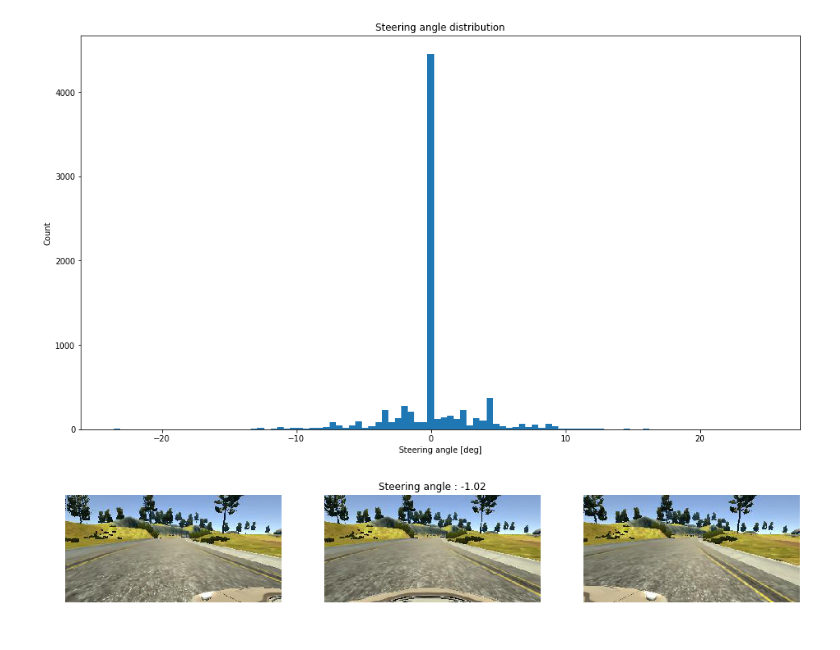
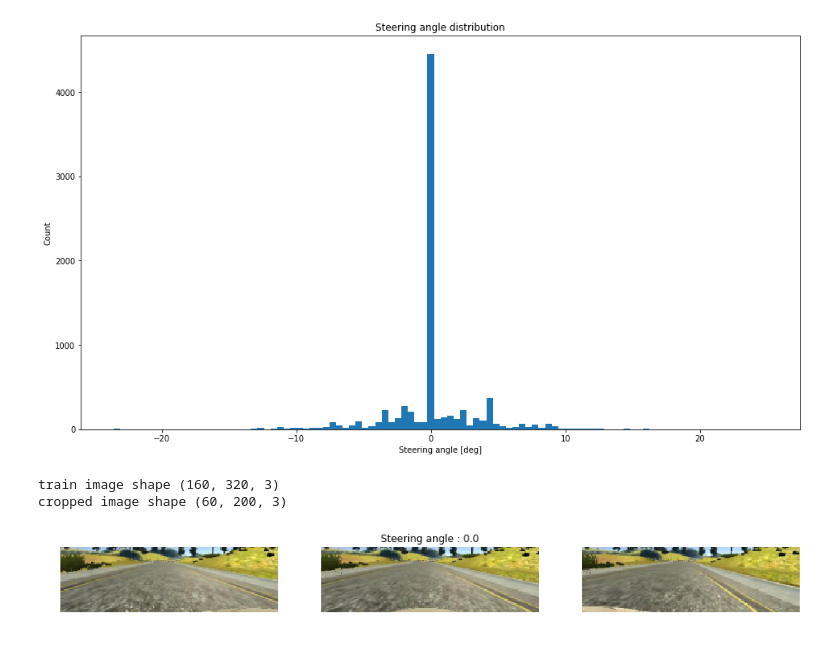
Before and after one commit to ab2005/carnd-behavioral-cloning, a Jupyter notebook: project.ipynb, the cells around one changed output. Cells and saved outputs as stored; diff of their text form; code cells hidden in the pictures.

```diff
--- a/project.ipynb
+++ b/project.ipynb
@@ -981,32 +976,49 @@ plt.ylabel('Count')
 plt.show()
 # %% [output]
 [figure]
-# %%
-def process_newimage_file(name):
-    image = imread(name)
-    image = image/255. - .5
-    return image
+# %%
+def process_newimage_file(name):
+    # Preprocessing image files
+    image = cv2.imread('data/' + name)
+    image = cv2.cvtColor(image,cv2.COLOR_BGR2RGB)
+    return image/255. - .5
+
+def resize_image(image, new_size_col = 200, new_size_row = 60):
+    shape = image.shape
+    # note: numpy arrays are (row, col)!
+    image = image[math.floor(shape[0]/4):shape[0]-15, 0:shape[1]]
+    image = cv2.resize(image,(new_size_col, new_size_row), interpolation=cv2.INTER_AREA)
+    return image
 # %%
+rev_steer_s = np.array(data_files_s.steer,dtype=np.float32)
+steer_sm_s = rev_steer_s
+data_files_s['steer_sm'] = pd.Series(steer_sm_s, index=data_files_s.index)
 
-t_s = np.arange(len(rev_steer_s))
-x_s = np.array(data_files_s.steer)
-y_s = rev_steer_s
+image_c = process_newimage_file(data_files_s['center'][0].strip())
+TRAIN_IMG_HEIGHT, TRAIN_IMG_WIDTH, TRAIN_IMG_DEPTH = image_c.shape
+print('train image shape',  image_c.shape)
 
-ind_num = 4129
+croped_image = resize_image(image_c)
+print('cropped image shape',  croped_image.shape)
 
-image_c = process_newimage_file('data/' + data_files_s['center'][ind_num].strip())
-image_r = process_newimage_file('data/' + data_files_s['right'][ind_num].strip())
-image_l = process_newimage_file('data/' + data_files_s['left'][ind_num].strip())
+# Test out cropping out region of interest
+ind_num = np.random.randint(len(data_files_s))
+
+image_c = resize_image(process_newimage_file(data_files_s['center'][ind_num].strip()))
+image_r = resize_image(process_newimage_file(data_files_s['right'][ind_num].strip()))
+image_l = resize_image(process_newimage_file(data_files_s['left'][ind_num].strip()))
 plt.figure()
 plt.subplot(1,3,1)
 plt.imshow(image_l+.5);
 plt.axis('off')
 plt.subplot(1,3,2)
 plt.imshow(image_c+.5);
 plt.axis('off')
-plt.title('Steering angle : '+ str(np.round(y_s[ind_num]*25,2) ));
+plt.title('Steering angle : '+ str(np.round(rev_steer_s[ind_num]*25,2) ));
 plt.subplot(1,3,3)
 plt.imshow(image_r+.5);
 plt.axis('off');
 # %% [output]
+train image shape (160, 320, 3)
+cropped image shape (60, 200, 3)
-[figure, old version]
+[figure, new version]
```
Also changed, not shown: parts of 21 cells of this notebook.
